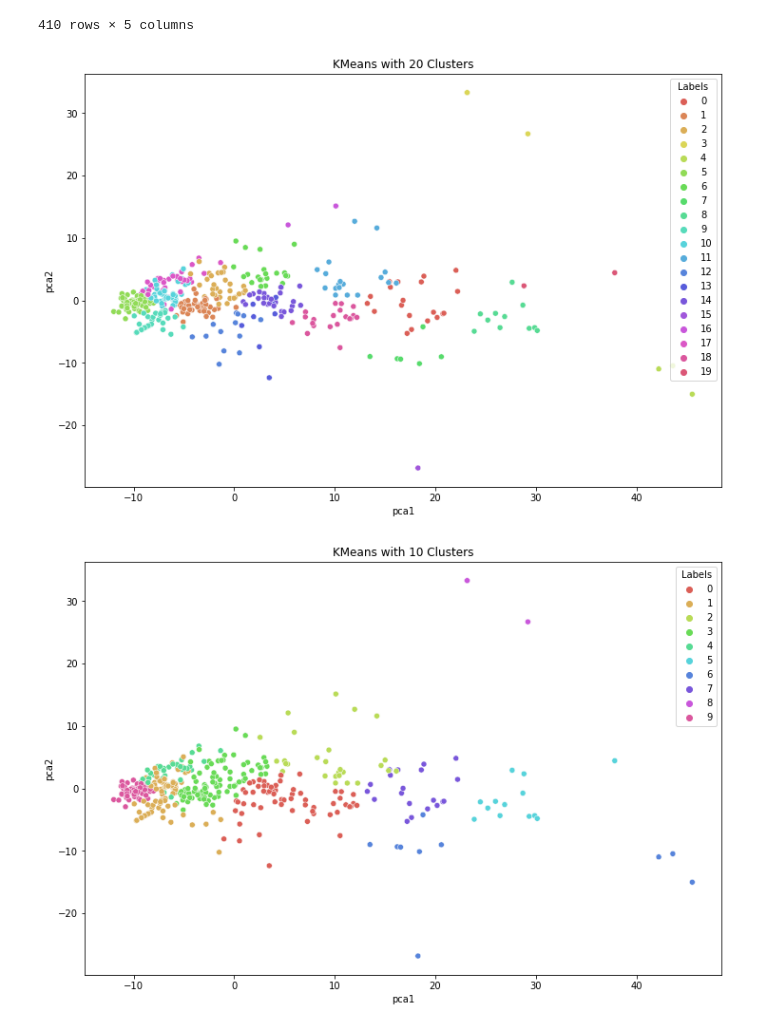
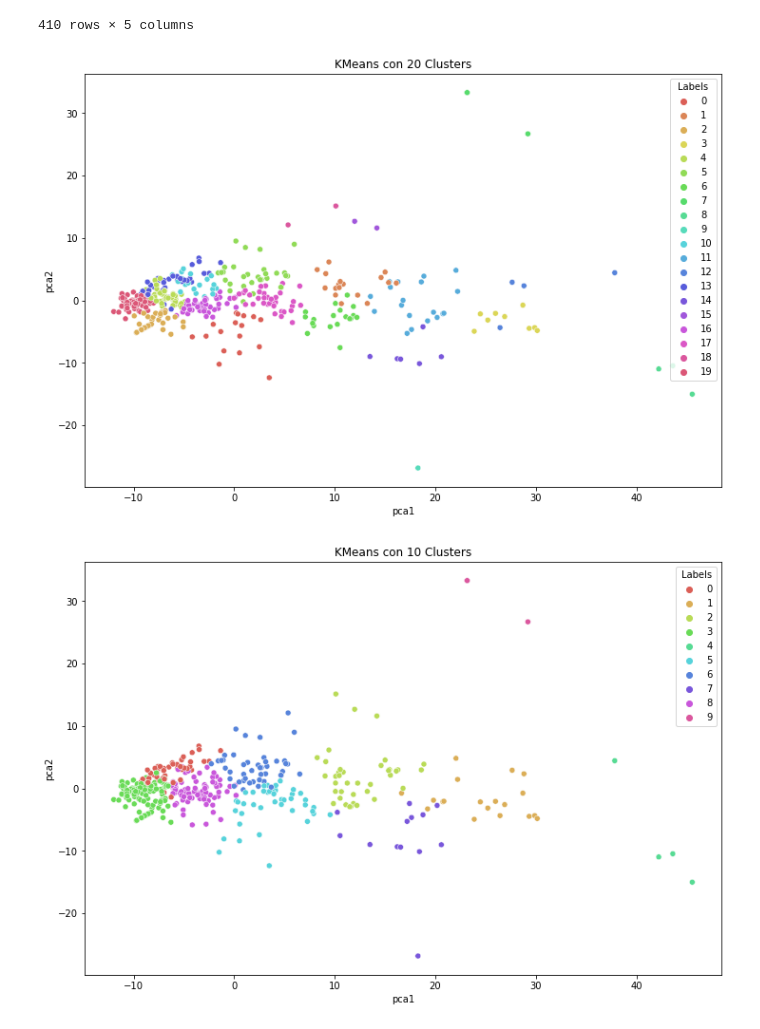
Before and after one commit to roxyconstantine-dev/Proyecto-Final-de-An-lisis-Datos, a Jupyter notebook: Borrador_Proyecto.ipynb, the cells around one changed output. Cells and saved outputs as stored; diff of their text form; code cells hidden in the pictures.

```diff
--- a/Borrador_Proyecto.ipynb
+++ b/Borrador_Proyecto.ipynb
@@ -102,8 +92,11 @@ datos2
+# %%
+scaler = MinMaxScaler()
+X = scaler.fit_transform(X)
 # %%
-X = datos2.drop(['Frente'], axis=1)
-Y= datos2['Frente']
+
 sc = StandardScaler()
-X = X.values
+#X = X.values
 X_std =  sc.fit_transform(X)
 cov_matrix = np.cov(X_std.T)
 eigenvalues, eigenvectors = np.linalg.eig(cov_matrix)
+print(X_std)
@@ -294,26 +341,26 @@ X
 410 rows × 5 columns
 # %%
 # 20 cluster
-km10= KMeans(n_clusters=20).fit(X)
+km20= KMeans(n_clusters=20).fit(X)
 
-X['Labels'] = km10.labels_
+X['Labels'] = km20.labels_
 plt.figure(figsize=(12, 8))
 sn.scatterplot(x=X['pca1'], y=X['pca2'], hue=X['Labels'],
-                palette=sn.color_palette('hls',20), cmap="Pastel1")
-plt.title('KMeans with 20 Clusters')
+                palette=sn.color_palette('hls',20), cmap="Dark1")
+plt.title('KMeans con 20 Clusters')
 plt.show()
 # %% [output]
-[figure, old version]
+[figure, new version]
 # %%
 # 10 cluster
 km10= KMeans(n_clusters=10).fit(X)
 
 X['Labels'] = km10.labels_
 plt.figure(figsize=(12, 8))
 sn.scatterplot(x=X['pca1'], y=X['pca2'], hue=X['Labels'],
-                palette=sn.color_palette('hls', 10),cmap="Pastel1")
-plt.title('KMeans with 10 Clusters')
+                palette=sn.color_palette('hls', 10),cmap="Dark1")
+plt.title('KMeans con 10 Clusters')
 plt.show()
 # %% [output]
-[figure, old version]
+[figure, new version]
 # %%
```
Also changed, not shown: parts of 17 cells of this notebook.
